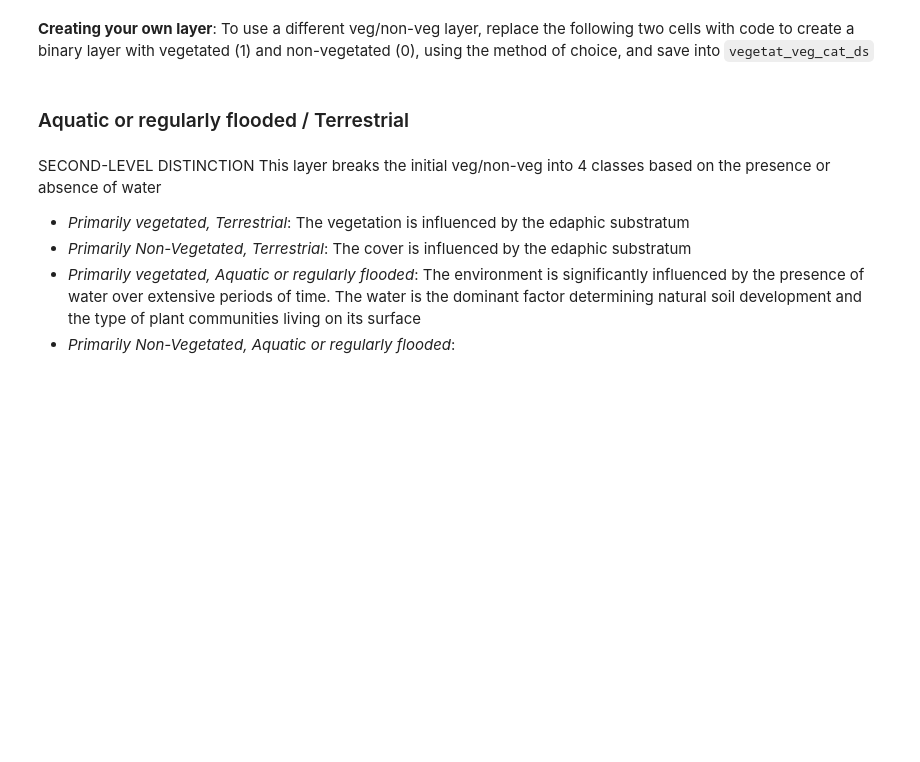
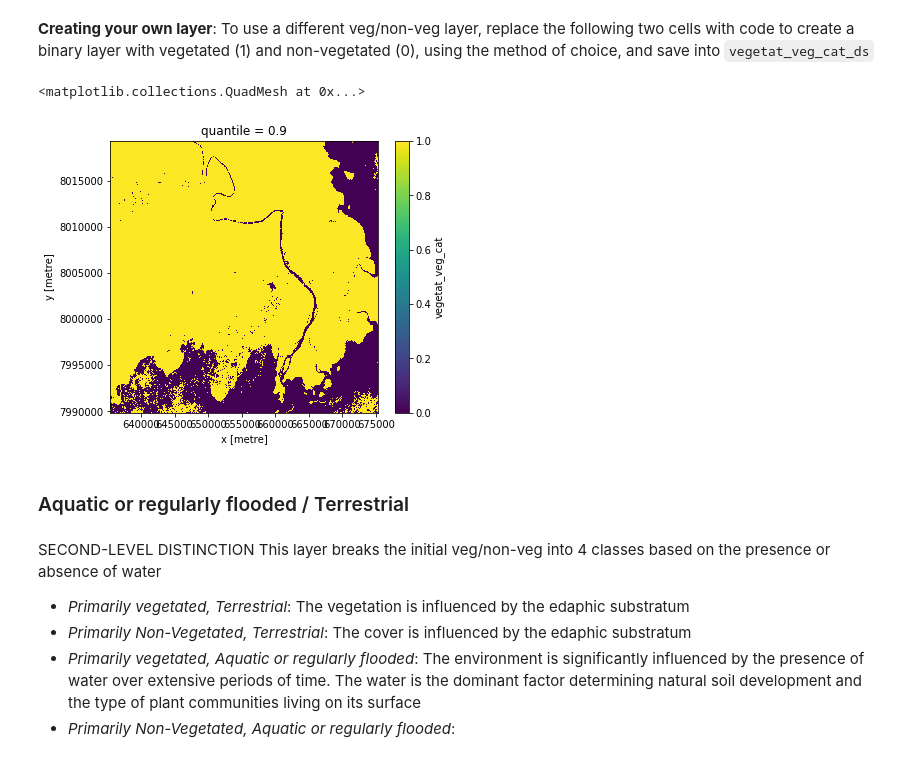
Before and after one commit to bellemae/odc-hack-sac, a Jupyter notebook: level3_test.ipynb, the cells around one changed output. Cells and saved outputs as stored; diff of their text form; code cells hidden in the pictures; blank space fills up the shorter version.

```diff
--- a/level3_test.ipynb
+++ b/level3_test.ipynb
@@ -60,9 +77,2 @@ http://data.auscover.org.au/xwiki/bin/view/Product+pages/Landsat+Fractional+Cove
 # %% [markdown]
 **Creating your own layer**: To use a different veg/non-veg layer, replace the following two cells with code to create a binary layer with vegetated (1) and non-vegetated (0), using the method of choice, and save into `vegetat_veg_cat_ds`
-# %%
-# Load data from datacube
-fc_ann = dc.load(product="fc_percentile_albers_annual",
-                 measurements=["PV_PC_50", "NPV_PC_50", "BS_PC_50"],
-                 time=time, **query)
-
-fc_ann = masking.mask_invalid_data(fc_ann)
@@ -76,6 +79,20 @@ vegetat_veg_cat_ds = vegetat.to_dataset(name="vegetat_veg_cat").squeeze().drop('
+# %%
+ls8 = dc.load(product="ls8_usgs_sr_scene", output_crs=output_crs,
+              measurements=['red', 'nir', 'pixel_qa'], time=time, **query)
+# %%
+good_data = masking.make_mask(ls8.pixel_qa, cloud='no_cloud', nodata=False )
+ls8 = masking.mask_invalid_data(ls8)
+ndvi = ((ls8.nir - ls8.red) / (ls8.nir + ls8.red))
+clear_ndvi = ndvi.where(good_data)
+quan = clear_ndvi.quantile(q=.9, dim='time')
+# %%
+vegetat_veg_cat_ds = (quan > .4).to_dataset(name="vegetat_veg_cat")
 # %%
 # # Plot output
-# vegetat_veg_cat_ds["vegetat_veg_cat"].plot(figsize=(6, 5))
+vegetat_veg_cat_ds["vegetat_veg_cat"].plot(figsize=(6, 5))
+# %% [output]
+<matplotlib.collections.QuadMesh at 0x...>
+[figure, added]
 # %% [markdown]
 ### Aquatic or regularly flooded / Terrestrial
 # %% [markdown]
```
Also changed, not shown: parts of 37 cells of this notebook.
